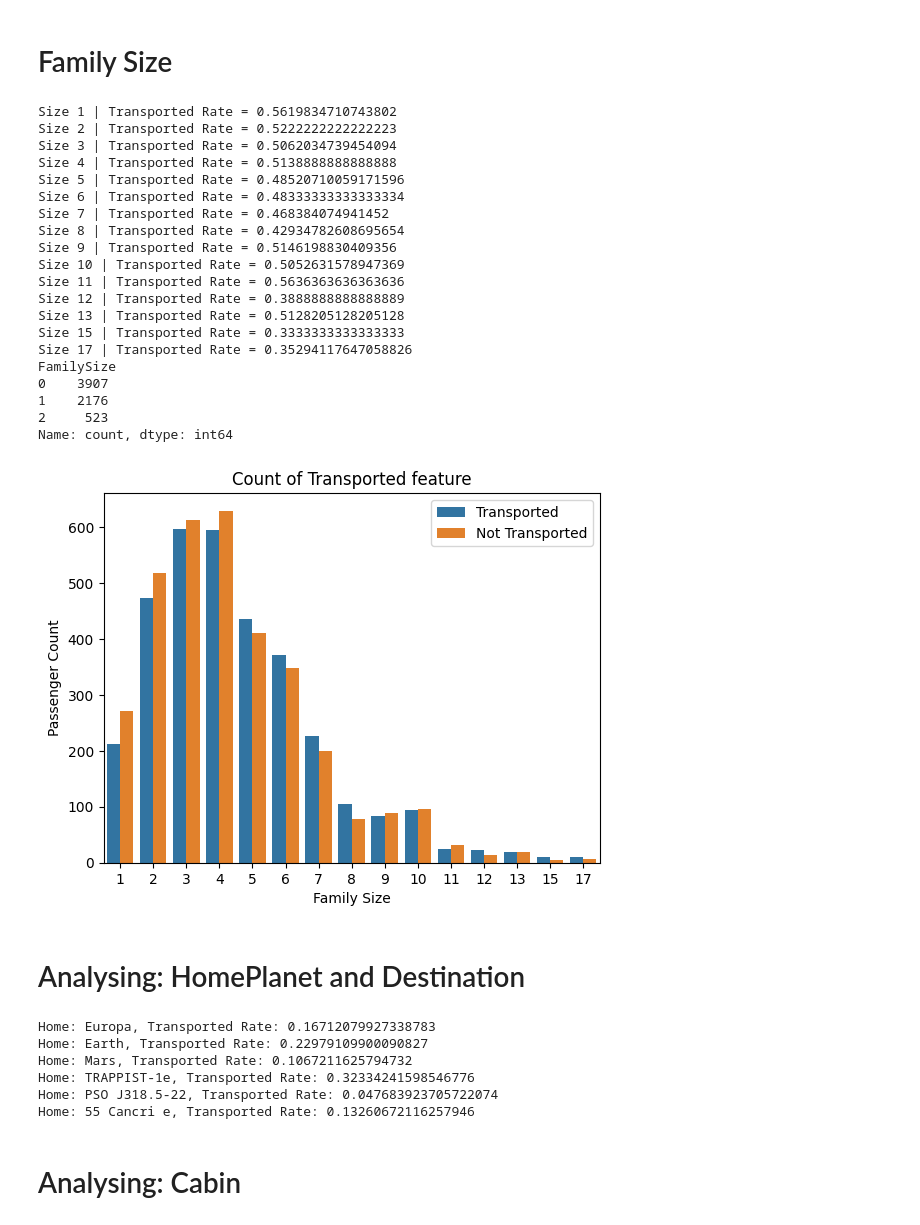
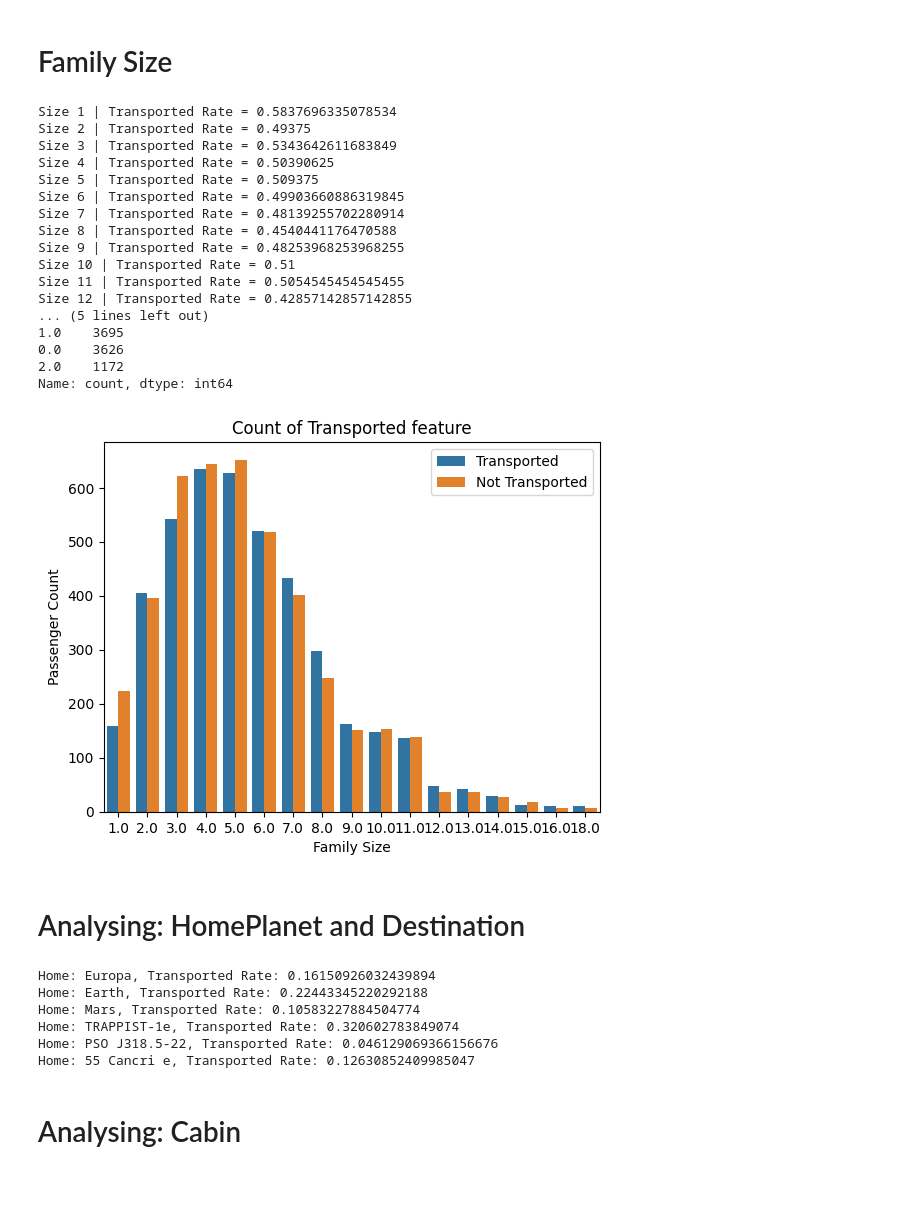
Before and after one commit to jp-al23/Kaggle-Challenges, a Jupyter notebook: Spaceship_Titanic/Data_Analysis.ipynb, the cells around one changed output. Saved outputs shown, nothing was run; the diff lists cells and outputs as text; code cells hidden in the pictures; blank space fills up the shorter version.

```diff
--- a/Spaceship_Titanic/Data_Analysis.ipynb
+++ b/Spaceship_Titanic/Data_Analysis.ipynb
@@ -45,14 +45,8 @@ print()
 # they looks like to have many outliers
 
 # Null values
-from sklearn.experimental import enable_iterative_imputer
-from sklearn.impute import IterativeImputer
-imp = IterativeImputer(max_iter=20, random_state=0)
-imp.fit(df_train)
-df_test = imp.transform(df_train)
-print(df_test)
 
-df_train = df_train.dropna() # Only for now
+#df_train = df_train.dropna() # Only for now
 
 indexes = df_train.index
 n = df_train.shape[0]
@@ -95,7 +88,10 @@ plt.legend(["Transported", "Not Transported"])
 plt.title("Count of Transported feature")
 
 def final_categories(x):
-    if x == 1:
+    if pd.isna(x):
+        return x
+
+    elif x == 1:
         return 0 # Singular "group"
 
     elif x <= 4:
@@ -125,79 +121,81 @@ Name: count, dtype: int64
 # Family Size
 # %%
 df_copy = df_train.copy()
-df_copy["Name"] = df_copy["Name"].apply(lambda x: x.split()[-1])
+df_copy["Name"] = df_copy["Name"].apply(lambda x: x.split()[-1] if type(x)==str else x)
 values_frequency = df_copy["Name"].value_counts()
-df_copy["FamilySize"] = df_copy["Name"].apply(lambda x: values_frequency.loc[x])
+df_copy["FamilySize"] = df_copy["Name"].apply(lambda x: values_frequency.loc[x] if type(x)==str else x)
 
 for i in range(1,18):
     group_i = df_copy[df_copy["FamilySize"] == i ]
     if group_i.shape[0] == 0: continue
     transported_i = group_i[ group_i["Transported"] == True ]
     print("Size {} | Transported Rate = {}".format( i , transported_i.shape[0] / group_i.shape[0] ))
 
 ax = sns.countplot(x='FamilySize', hue='Transported', data=df_copy)
 plt.xlabel('Family Size')
 plt.ylabel('Passenger Count')
 plt.legend(["Transported", "Not Transported"])
 plt.title("Count of Transported feature")
 
 def final_categories(x):
-    if x <= 4:
+    if pd.isna(x):
+        return x
+
+    elif x <= 4:
         return 0 # Small family
 
     elif x <= 8:
         return 1 # Medium family
 
     else:
         return 2 # Big family
 
 df_train["FamilySize"] = df_copy["FamilySize"].apply(final_categories)
 print(df_train["FamilySize"].value_counts())
 # %% [output]
-Size 1 | Transported Rate = 0.5619834710743802
-Size 2 | Transported Rate = 0.5222222222222223
-Size 3 | Transported Rate = 0.5062034739454094
-Size 4 | Transported Rate = 0.5138888888888888
-Size 5 | Transported Rate = 0.48520710059171596
-Size 6 | Transported Rate = 0.48333333333333334
-Size 7 | Transported Rate = 0.468384074941452
-Size 8 | Transported Rate = 0.42934782608695654
-Size 9 | Transported Rate = 0.5146198830409356
-Size 10 | Transported Rate = 0.5052631578947369
-Size 11 | Transported Rate = 0.5636363636363636
-Size 12 | Transported Rate = 0.3888888888888889
-Size 13 | Transported Rate = 0.5128205128205128
-Size 15 | Transported Rate = 0.3333333333333333
-Size 17 | Transported Rate = 0.35294117647058826
-FamilySize
-0    3907
-1    2176
-2     523
+Size 1 | Transported Rate = 0.5837696335078534
+Size 2 | Transported Rate = 0.49375
+Size 3 | Transported Rate = 0.5343642611683849
+Size 4 | Transported Rate = 0.50390625
+Size 5 | Transported Rate = 0.509375
+Size 6 | Transported Rate = 0.49903660886319845
+Size 7 | Transported Rate = 0.48139255702280914
+Size 8 | Transported Rate = 0.4540441176470588
+Size 9 | Transported Rate = 0.48253968253968255
+Size 10 | Transported Rate = 0.51
+Size 11 | Transported Rate = 0.5054545454545455
+Size 12 | Transported Rate = 0.42857142857142855
+... (5 lines left out)
+1.0    3695
+0.0    3626
+2.0    1172
 Name: count, dtype: int64
-[figure, old version]
+[figure, new version]
 # %% [markdown]
 # Analysing: HomePlanet and Destination
 # %%
 df_copy = df_train.copy()
 
 for home_name in df_copy["HomePlanet"].unique():
+    if type(home_name) != str: continue
     df_ishome = df_copy["HomePlanet"] == home_name
     df_train[home_name] = df_ishome
     n_transported = (df_copy[df_ishome]["Transported"]==True).sum()
     print("Home: {}, Transported Rate: {}".format(home_name, n_transported/n))
 
 for destination_name in df_copy["Destination"].unique():
+    if type(destination_name) != str: continue
     df_isdestination = df_copy["Destination"] == destination_name
     df_train[destination_name] = df_isdestination
     n_transported = (df_copy[df_isdestination]["Transported"]==True).sum()
     print("Home: {}, Transported Rate: {}".format(destination_name, n_transported/n))
 # %% [output]
-Home: Europa, Transported Rate: 0.16712079927338783
-Home: Earth, Transported Rate: 0.22979109900090827
-Home: Mars, Transported Rate: 0.1067211625794732
-Home: TRAPPIST-1e, Transported Rate: 0.32334241598546776
-Home: PSO J318.5-22, Transported Rate: 0.047683923705722074
-Home: 55 Cancri e, Transported Rate: 0.13260672116257946
+Home: Europa, Transported Rate: 0.16150926032439894
+Home: Earth, Transported Rate: 0.22443345220292188
+Home: Mars, Transported Rate: 0.10583227884504774
+Home: TRAPPIST-1e, Transported Rate: 0.320602783849074
+Home: PSO J318.5-22, Transported Rate: 0.046129069366156676
+Home: 55 Cancri e, Transported Rate: 0.12630852409985047
 # %% [markdown]
 # Analysing: Cabin
 # %%
```
Also changed, not shown: parts of 13 cells of this notebook.
